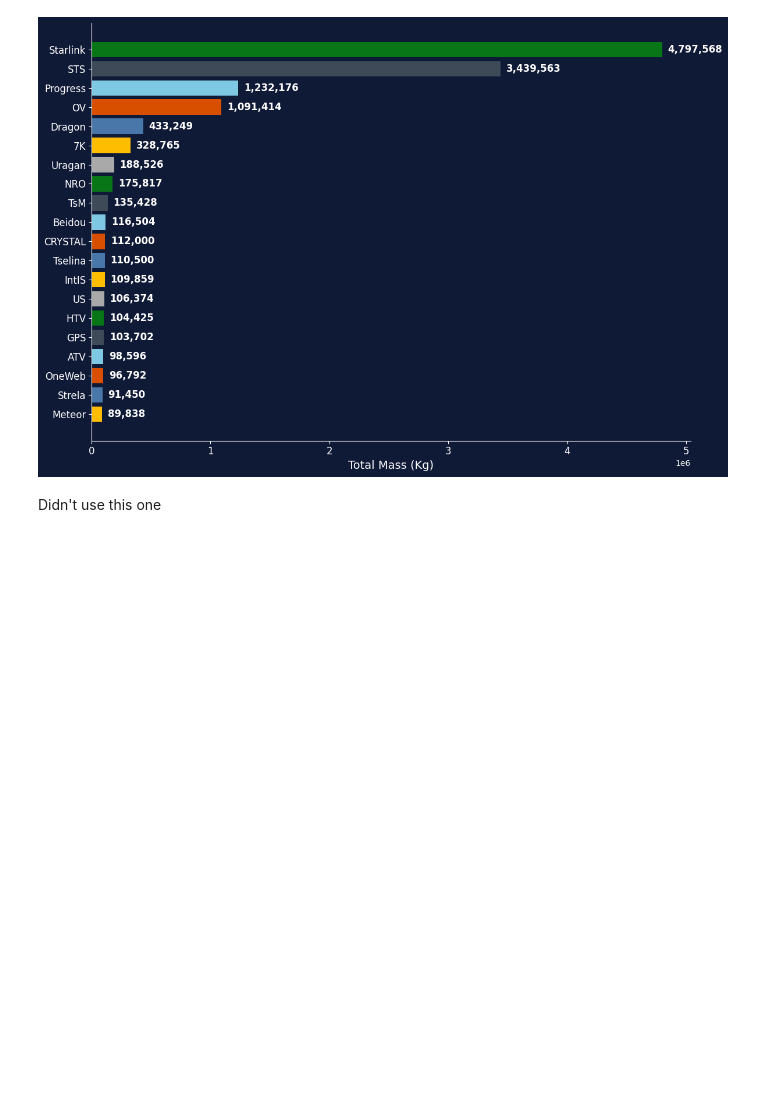
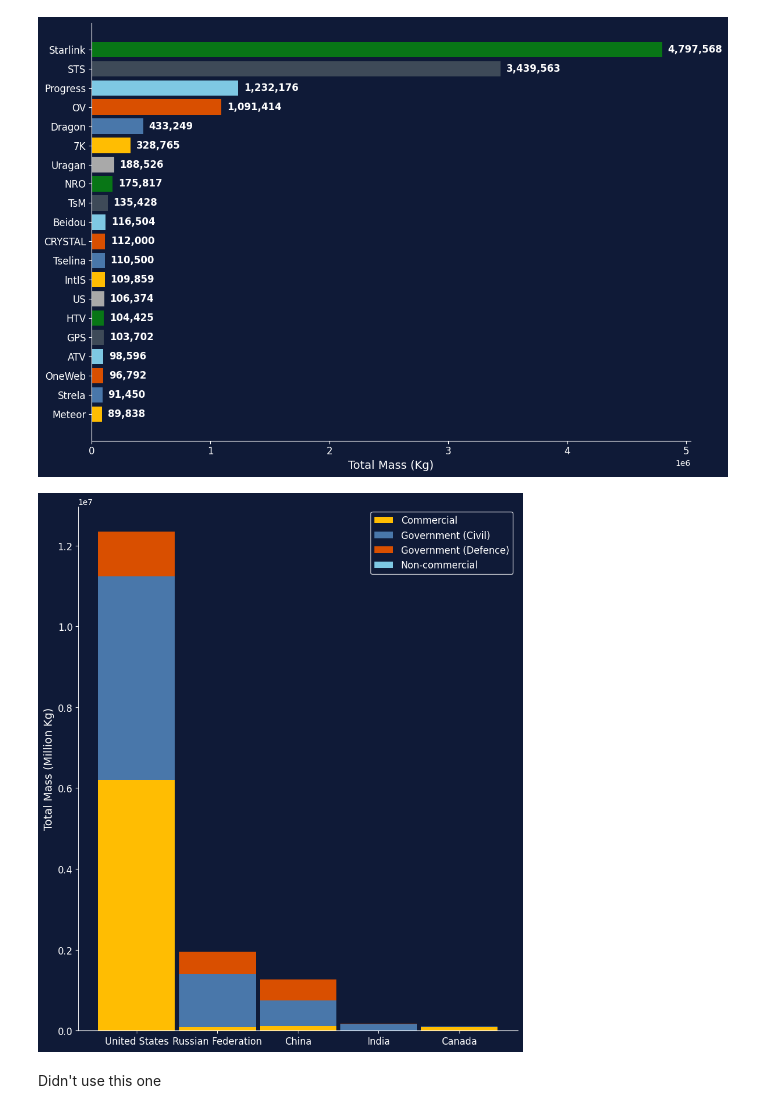
Before and after one commit to daemonchild/cardiffmet-dat5001-visualisation-of-data, a Jupyter notebook: assessment/pres1/2-dat5001-st20285213-tomrowan-pres1-create-graphs-vmversion.ipynb, the cells around one changed output. Cells and saved outputs as stored; diff of their text form; code cells hidden in the pictures; blank space fills up the shorter version.

Commit message:
Moving graphs about.

```diff
--- a/assessment/pres1/2-dat5001-st20285213-tomrowan-pres1-create-graphs-vmversion.ipynb
+++ b/assessment/pres1/2-dat5001-st20285213-tomrowan-pres1-create-graphs-vmversion.ipynb
@@ -481,6 +562,53 @@ plt.tight_layout()
 plt.show()
 # %% [output]
 [figure]
+# %%
+# Aggregate total mass per country
+country_mass = sdf_payloads_in_orbit.groupby("Country")["Mass"].sum().sort_values(ascending=False)
+
+# Select top 5 countries, then reverse order (smallest → largest)
+top_countries = country_mass.head(5).sort_values(ascending=False).index
+
+# Filter data for those countries
+df_top = sdf_payloads_in_orbit[sdf_payloads_in_orbit["Country"].isin(top_countries)]
+
+# Aggregate mass by Country + Class Desc
+mass_by_country_class = df_top.groupby(["Country", "Class Desc"])["Mass"].sum().reset_index()
+
+# Pivot for stacked bar chart
+pivot_data = mass_by_country_class.pivot(index="Country", columns="Class Desc", values="Mass").fillna(0)
+
+# Reindex to enforce ascending order
+pivot_data = pivot_data.loc[top_countries]
+
+# Plot stacked bar chart
+fig, ax = plt.subplots(figsize=(10, 12), facecolor=bg)
+ax.set_facecolor(bg)
+
+pivot_data.plot(
+    kind="bar",
+    stacked=True,
+    ax=ax,
+    width=0.95,
+    color=foreground_colors[:len(pivot_data.columns)]
+)
+
+# Style the image
+ax.set_ylabel("Total Mass (Million Kg)", color="white", fontsize=14)
+ax.xaxis.label.set_visible(False)
+ax.tick_params(axis="x", colors="white", labelsize=12, rotation=0)
+ax.tick_params(axis="y", colors="white", labelsize=12)
+ax.spines['top'].set_visible(False)
+ax.spines['right'].set_visible(False)
+ax.spines['left'].set_color('white')
+ax.spines['bottom'].set_color('white')
+
+legend = plt.legend(labelcolor="white", fontsize=12)
+legend.get_frame().set_facecolor(bg)   # set legend background to bg
+legend.get_frame().set_edgecolor("white")
+plt.show()
+# %% [output]
+[figure, new version]
 # %% [markdown]
 Didn't use this one
 # %%
```
Also changed, not shown: parts of 13 cells of this notebook.
